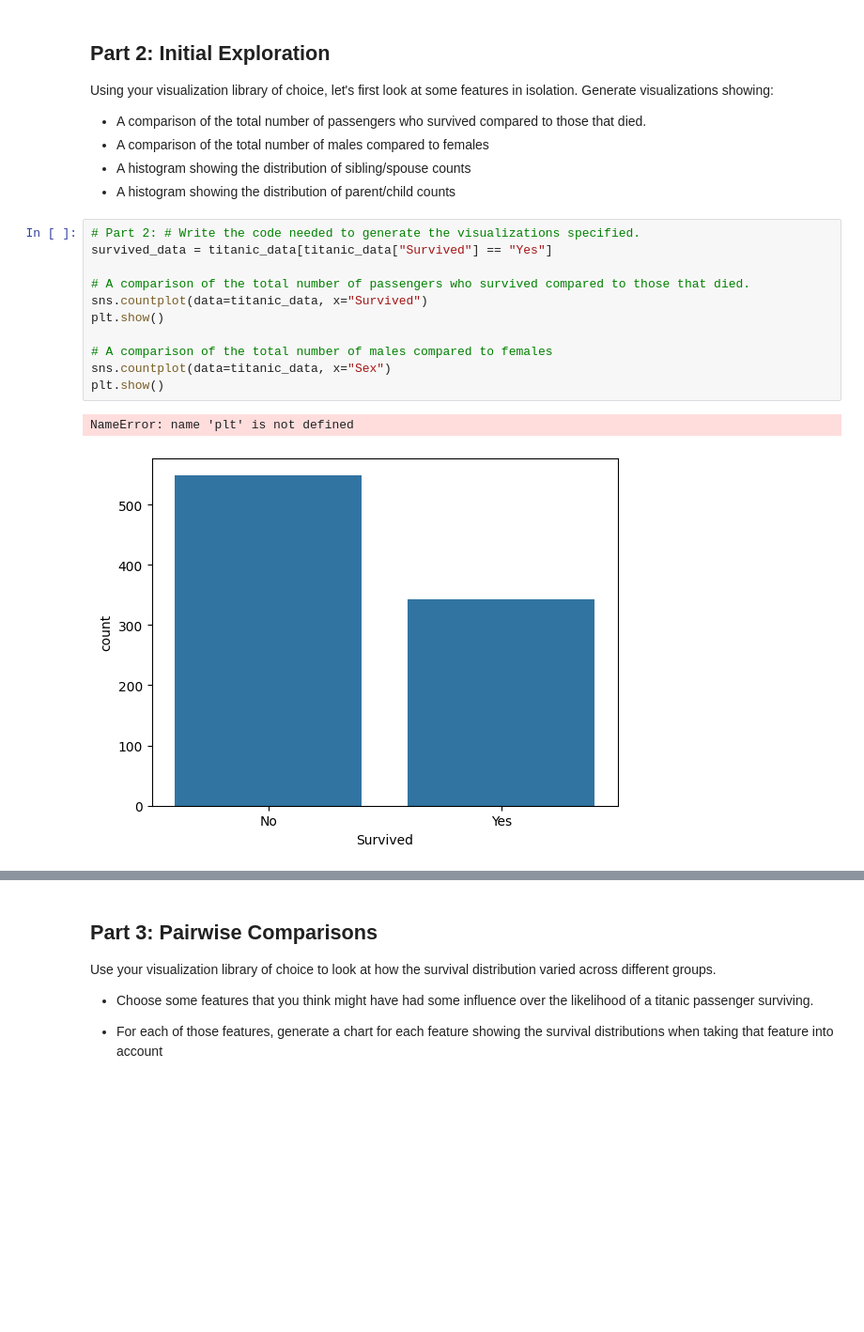
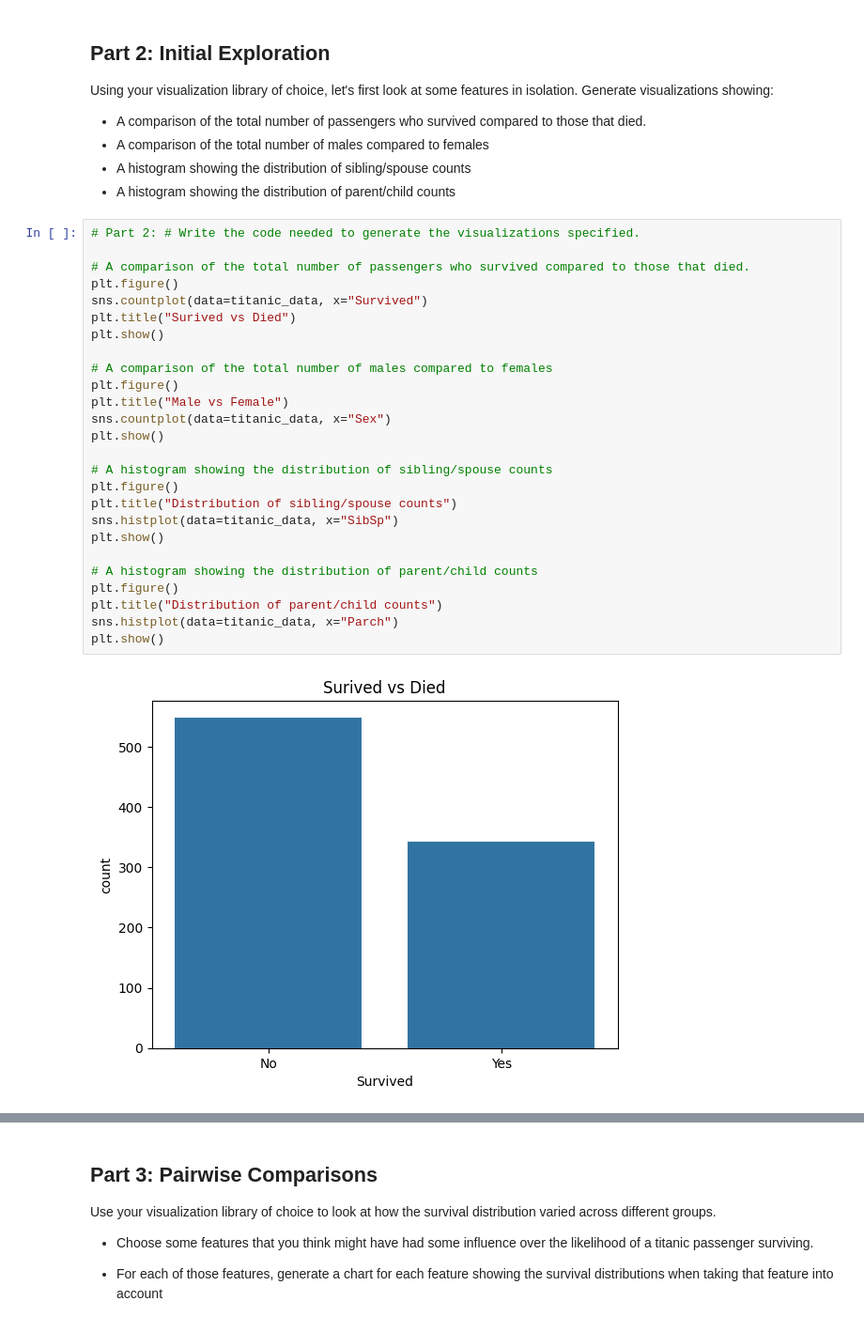
Before and after one commit to nestorbyui/google_colab_byui, a Jupyter notebook: notebooks/Exploration_03.ipynb, the cells around one changed output, grey strips where cells are left out. Shown at 94% size. Cells and saved outputs as stored; diff of their text form; blank space fills up the shorter version.

```diff
--- a/notebooks/Exploration_03.ipynb
+++ b/notebooks/Exploration_03.ipynb
@@ -70,15 +56,29 @@ Using your visualization library of choice, let's first look at some features in
 - A histogram showing the distribution of parent/child counts
 # %%
 # Part 2: # Write the code needed to generate the visualizations specified.
-survived_data = titanic_data[titanic_data["Survived"] == "Yes"]
 
 # A comparison of the total number of passengers who survived compared to those that died.
+plt.figure()
 sns.countplot(data=titanic_data, x="Survived")
+plt.title("Surived vs Died")
 plt.show()
 
 # A comparison of the total number of males compared to females
+plt.figure()
+plt.title("Male vs Female")
 sns.countplot(data=titanic_data, x="Sex")
 plt.show()
+
+# A histogram showing the distribution of sibling/spouse counts
+plt.figure()
+plt.title("Distribution of sibling/spouse counts")
+sns.histplot(data=titanic_data, x="SibSp")
+plt.show()
+
+# A histogram showing the distribution of parent/child counts
+plt.figure()
+plt.title("Distribution of parent/child counts")
+sns.histplot(data=titanic_data, x="Parch")
+plt.show()
 # %% [output]
-NameError: name 'plt' is not defined
-[figure, old version]
+[figure, new version]
```
Also changed, not shown: parts of 8 cells of this notebook.
